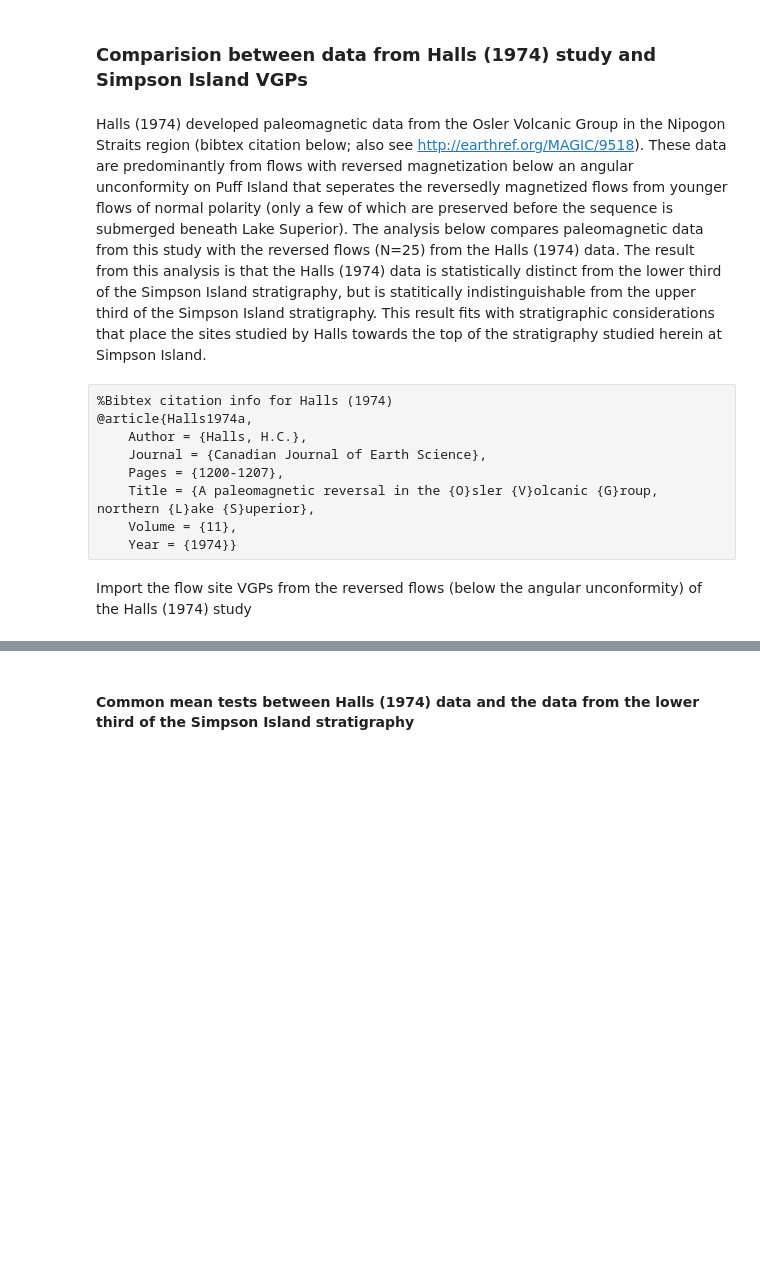
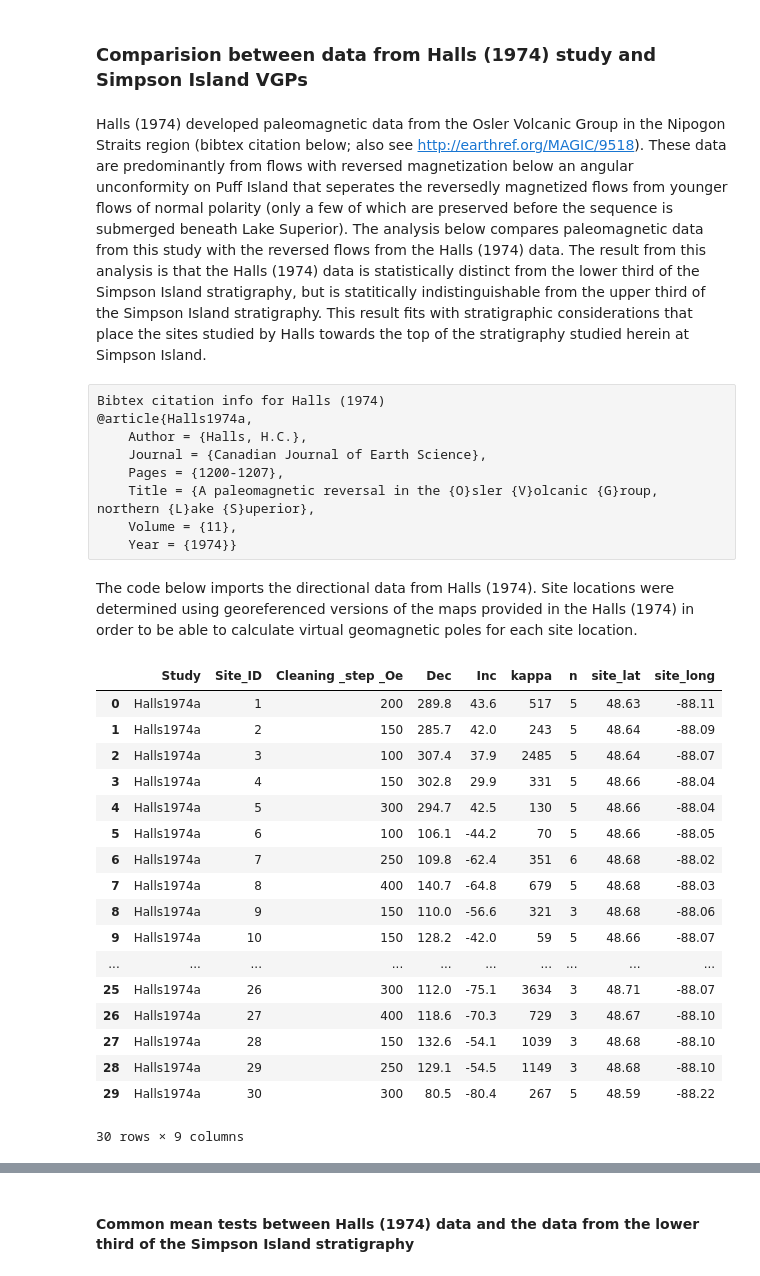
Before and after one commit to Swanson-Hysell/2014_Swanson-Hysell-et-al_Osler, a Jupyter notebook: 2014_Osler_Code/2014_Osler_Data_Analysis.ipynb, the cells around one changed output, grey strips where cells are left out. Saved outputs shown, nothing was run; the diff lists cells and outputs as text; code cells hidden in the pictures; blank space fills up the shorter version.

```diff
--- a/2014_Osler_Code/2014_Osler_Data_Analysis.ipynb
+++ b/2014_Osler_Code/2014_Osler_Data_Analysis.ipynb
@@ -554,9 +556,9 @@ Note that in the print out for the mean pole calculations above 'dec' is really
 # %% [markdown]
 ### Comparision between data from Halls (1974) study and Simpson Island VGPs
 # %% [markdown]
-Halls (1974) developed paleomagnetic data from the Osler Volcanic Group in the Nipogon Straits region (bibtex citation below; also see [http://earthref.org/MAGIC/9518](http://earthref.org/MAGIC/9518)). These data are predominantly from flows with reversed magnetization below an angular unconformity on Puff Island that seperates the reversedly magnetized flows from younger flows of normal polarity (only a few of which are preserved before the sequence is submerged beneath Lake Superior). The analysis below compares paleomagnetic data from this study with the reversed flows (N=25) from the Halls (1974) data. The result from this analysis is that the Halls (1974) data is statistically distinct from the lower third of the Simpson Island stratigraphy, but is statitically indistinguishable from the upper third of the Simpson Island stratigraphy. This result fits with stratigraphic considerations that place the sites studied by Halls towards the top of the stratigraphy studied herein at Simpson Island.
+Halls (1974) developed paleomagnetic data from the Osler Volcanic Group in the Nipogon Straits region (bibtex citation below; also see [http://earthref.org/MAGIC/9518](http://earthref.org/MAGIC/9518)). These data are predominantly from flows with reversed magnetization below an angular unconformity on Puff Island that seperates the reversedly magnetized flows from younger flows of normal polarity (only a few of which are preserved before the sequence is submerged beneath Lake Superior). The analysis below compares paleomagnetic data from this study with the reversed flows from the Halls (1974) data. The result from this analysis is that the Halls (1974) data is statistically distinct from the lower third of the Simpson Island stratigraphy, but is statitically indistinguishable from the upper third of the Simpson Island stratigraphy. This result fits with stratigraphic considerations that place the sites studied by Halls towards the top of the stratigraphy studied herein at Simpson Island.
 # %% [raw]
-%Bibtex citation info for Halls (1974)
+Bibtex citation info for Halls (1974)
 @article{Halls1974a,
 	Author = {Halls, H.C.},
 	Journal = {Canadian Journal of Earth Science},
@@ -564,5 +566,3 @@ Halls (1974) developed paleomagnetic data from the Osler Volcanic Group in the N
 	Title = {A paleomagnetic reversal in the {O}sler {V}olcanic {G}roup, northern {L}ake {S}uperior},
 	Volume = {11},
 	Year = {1974}}
-# %% [markdown]
-Import the flow site VGPs from the reversed flows (below the angular unconformity) of the Halls (1974) study
@@ -580,0 +569,24 @@ for VGP in range(0,len(Halls1974_VGP_lat)):
+# %% [markdown]
+The code below imports the directional data from Halls (1974). Site locations were determined using georeferenced versions of the maps provided in the Halls (1974) in order to be able to calculate virtual geomagnetic poles for each site location.
+# %%
+Halls1974_Osler_Data=pandas.read_csv('../2014_Osler_Data/Halls1974_data.csv',sep=',')
+Halls1974_Osler_Data
+# %% [output]
+|  | Study | Site_ID | Cleaning _step _Oe | Dec | Inc | kappa | n | site_lat | site_long |
+| 0 | Halls1974a | 1 | 200 | 289.8 | 43.6 | 517 | 5 | 48.63 | -88.11 |
+| 1 | Halls1974a | 2 | 150 | 285.7 | 42.0 | 243 | 5 | 48.64 | -88.09 |
+| 2 | Halls1974a | 3 | 100 | 307.4 | 37.9 | 2485 | 5 | 48.64 | -88.07 |
+| 3 | Halls1974a | 4 | 150 | 302.8 | 29.9 | 331 | 5 | 48.66 | -88.04 |
+| 4 | Halls1974a | 5 | 300 | 294.7 | 42.5 | 130 | 5 | 48.66 | -88.04 |
+| 5 | Halls1974a | 6 | 100 | 106.1 | -44.2 | 70 | 5 | 48.66 | -88.05 |
+| 6 | Halls1974a | 7 | 250 | 109.8 | -62.4 | 351 | 6 | 48.68 | -88.02 |
+| 7 | Halls1974a | 8 | 400 | 140.7 | -64.8 | 679 | 5 | 48.68 | -88.03 |
+| 8 | Halls1974a | 9 | 150 | 110.0 | -56.6 | 321 | 3 | 48.68 | -88.06 |
+| 9 | Halls1974a | 10 | 150 | 128.2 | -42.0 | 59 | 5 | 48.66 | -88.07 |
+| ... | ... | ... | ... | ... | ... | ... | ... | ... | ... |
+| 25 | Halls1974a | 26 | 300 | 112.0 | -75.1 | 3634 | 3 | 48.71 | -88.07 |
+| 26 | Halls1974a | 27 | 400 | 118.6 | -70.3 | 729 | 3 | 48.67 | -88.10 |
+| 27 | Halls1974a | 28 | 150 | 132.6 | -54.1 | 1039 | 3 | 48.68 | -88.10 |
+| 28 | Halls1974a | 29 | 250 | 129.1 | -54.5 | 1149 | 3 | 48.68 | -88.10 |
+| 29 | Halls1974a | 30 | 300 | 80.5 | -80.4 | 267 | 5 | 48.59 | -88.22 |
+30 rows × 9 columns
```
Also changed, not shown: parts of 11 cells of this notebook, 2 other files.
